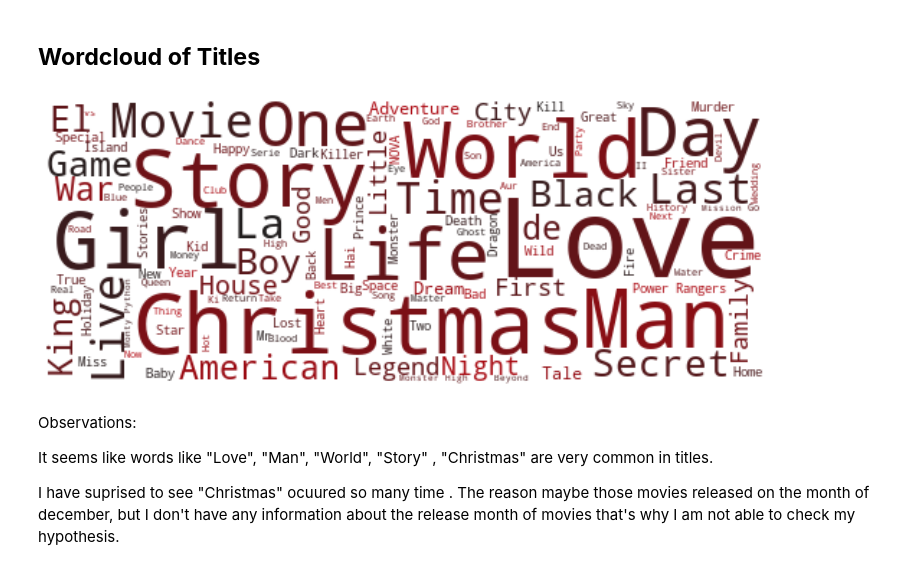
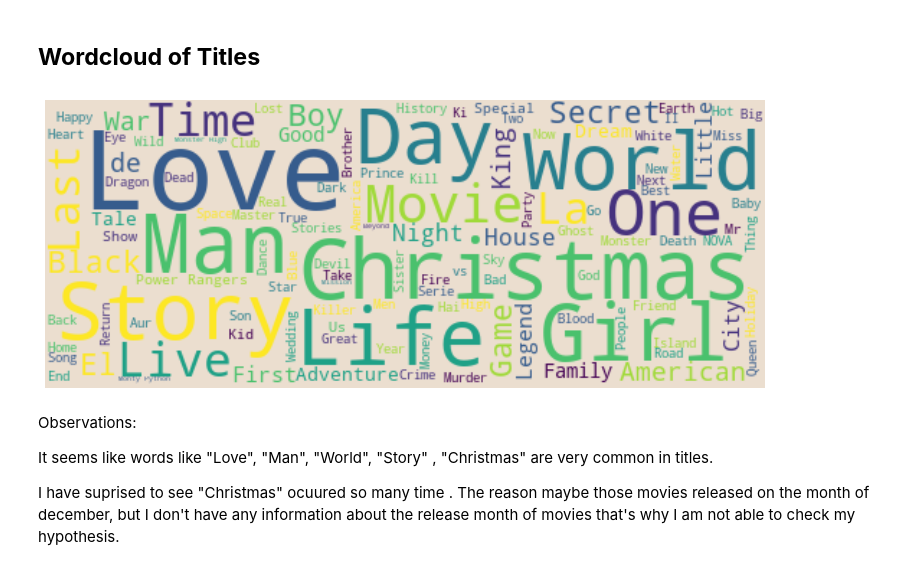
Before and after one commit to lakummahesh/Unsupervised-ML-Capstone-Project-Netflix-Movies-and-TV-Shows-Clustering, a Jupyter notebook: NETFLIX_MOVIES_AND_TV_SHOWS_CLUSTERING.ipynb, the cells around one changed output. Cells and saved outputs as stored; diff of their text form; code cells hidden in the pictures.

```diff
--- a/NETFLIX_MOVIES_AND_TV_SHOWS_CLUSTERING.ipynb
+++ b/NETFLIX_MOVIES_AND_TV_SHOWS_CLUSTERING.ipynb
@@ -681,16 +680,17 @@ cmap = matplotlib.colors.LinearSegmentedColormap.from_list("", ['#221f1f', '#b20
+# %%
+# Custom colour map for Word cloud
+cmap = cm.get_cmap('viridis', 8)
 # %%
 # Create stopword list:
 stopwords = set(STOPWORDS)
-wordcloud = WordCloud(stopwords=stopwords,background_color = 'white', width = 500,  height = 200,colormap=cmap,
-                      max_words = 120).generate(text)
-
+wordcloud = WordCloud(stopwords=stopwords,background_color = '#ebdecf', width = 500,  height = 200,colormap=cmap, max_words = 120).generate(text)
 plt.figure( figsize=(10,10))
 plt.imshow(wordcloud, interpolation = 'bilinear')
 plt.axis('off')
 plt.tight_layout(pad=0)
 plt.show()
 # %% [output]
-[figure, old version]
+[figure, new version]
 # %% [markdown]
 Observations:
 
```
Also changed, not shown: parts of 9 cells of this notebook.
